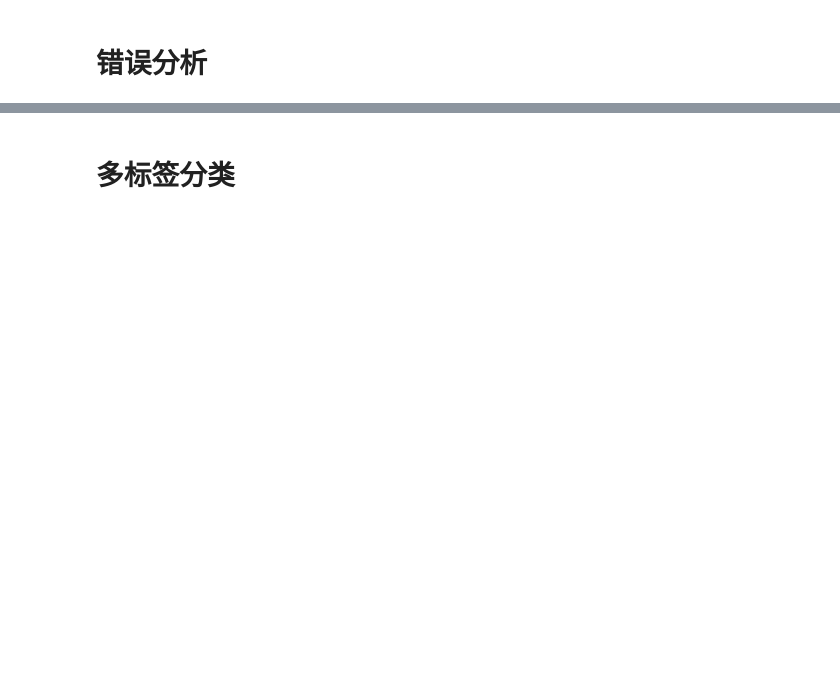
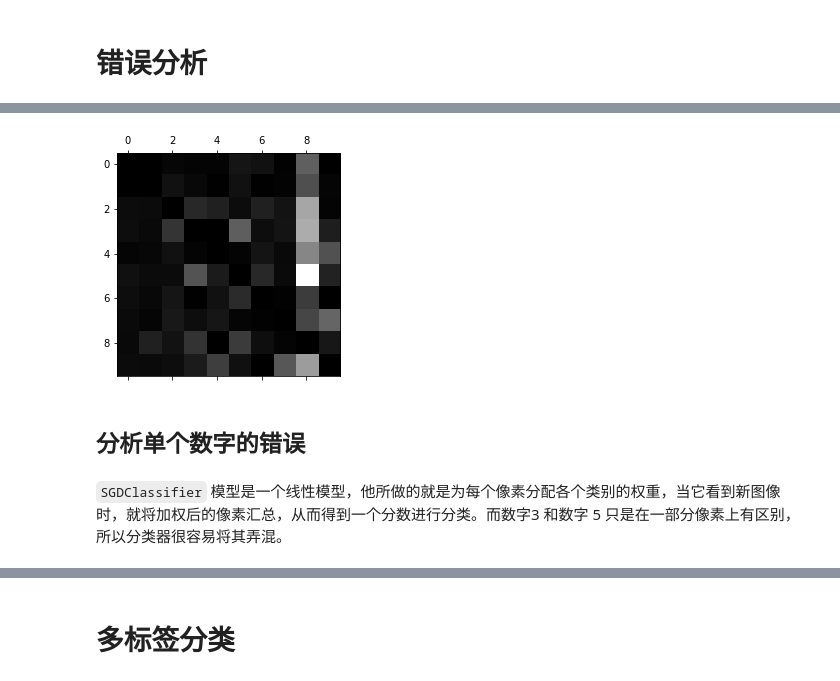
Before and after one commit to haohuan630/hands-on-machine-learning, a Jupyter notebook: 03_classification.ipynb, the cells around one changed output, grey strips where cells are left out. Saved outputs shown, nothing was run; the diff lists cells and outputs as text; code cells hidden in the pictures; blank space fills up the shorter version.

```diff
--- a/03_classification.ipynb
+++ b/03_classification.ipynb
@@ -596,0 +647,17 @@ array([0.9027, 0.9044, 0.9096])
+# %%
+# 将焦点放在错误上，将混淆矩阵中每个值除以相应类别中的图片数量
+row_sums = conf_mx.sum(axis=1, keepdims=True)
+# row_sums
+norm_conf_mx = conf_mx / row_sums
+# norn_conf_mx
+# %%
+# 用 0 填充主对角线，只保留错误
+np.fill_diagonal(norm_conf_mx, 0)
+plt.matshow(norm_conf_mx, cmap=plt.cm.gray)
+plt.show()
+# %% [output]
+[figure, added]
+# %% [markdown]
+## 分析单个数字的错误
+# %% [markdown]
+`SGDClassifier` 模型是一个线性模型，他所做的就是为每个像素分配各个类别的权重，当它看到新图像时，就将加权后的像素汇总，从而得到一个分数进行分类。而数字3 和数字 5 只是在一部分像素上有区别，所以分类器很容易将其弄混。
```
Also changed, not shown: parts of 73 cells of this notebook, 2 other files.
